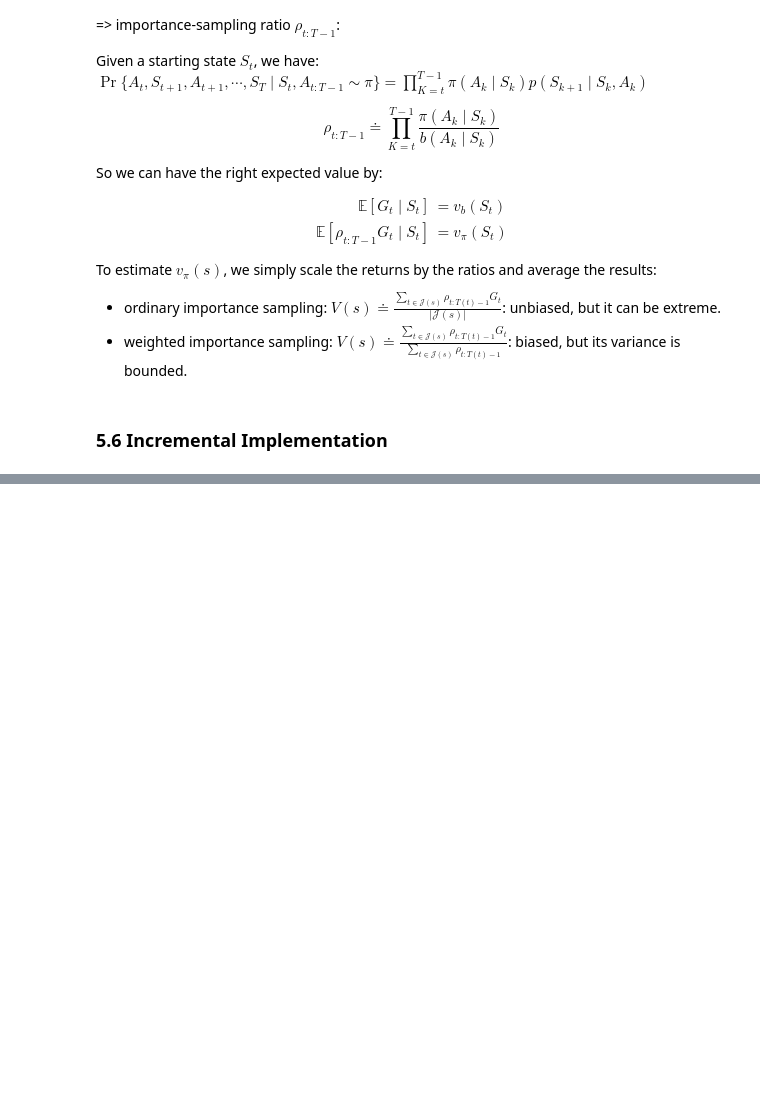
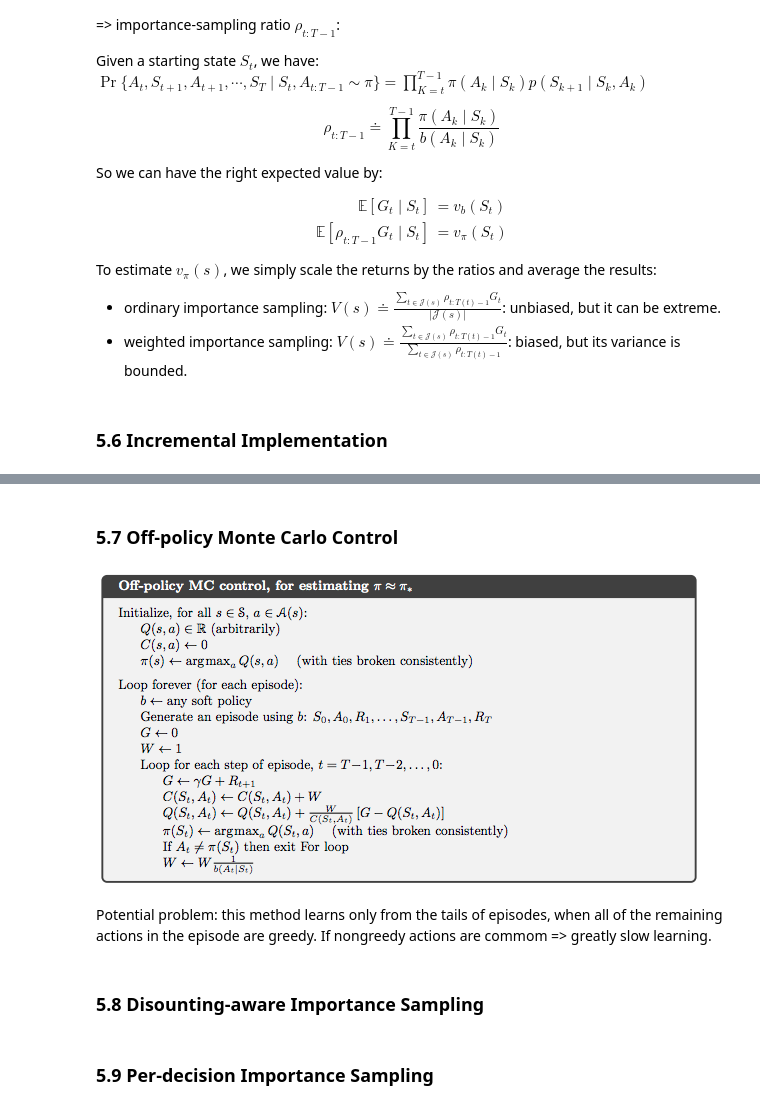
Before and after one commit to facaiy/book_notes, a Jupyter notebook: Reinforcement_Learing_An_Introduction/Monte_Carlo_Methods/note.ipynb, the cells around one changed output, grey strips where cells are left out. Drawn from its saved outputs; the diff is of its cells as text; code cells hidden in the pictures; blank space fills up the shorter version.

```diff
--- a/Reinforcement_Learing_An_Introduction/Monte_Carlo_Methods/note.ipynb
+++ b/Reinforcement_Learing_An_Introduction/Monte_Carlo_Methods/note.ipynb
@@ -118,0 +123,12 @@ To estimate $v_\pi(s)$, we simply scale the returns by the ratios and average th
+# %% [markdown]
+### 5.7 Off-policy Monte Carlo Control
+# %%
+Image('./res/off_policy_control.png')
+# %% [output]
+[figure, added]
+# %% [markdown]
+Potential problem: this method learns only from the tails of episodes, when all of the remaining actions in the episode are greedy. If nongreedy actions are commom => greatly slow learning.
+# %% [markdown]
+### 5.8 Disounting-aware Importance Sampling
+# %% [markdown]
+### 5.9 Per-decision Importance Sampling
```
Also changed, not shown: parts of 1 cell of this notebook, 2 other files.
